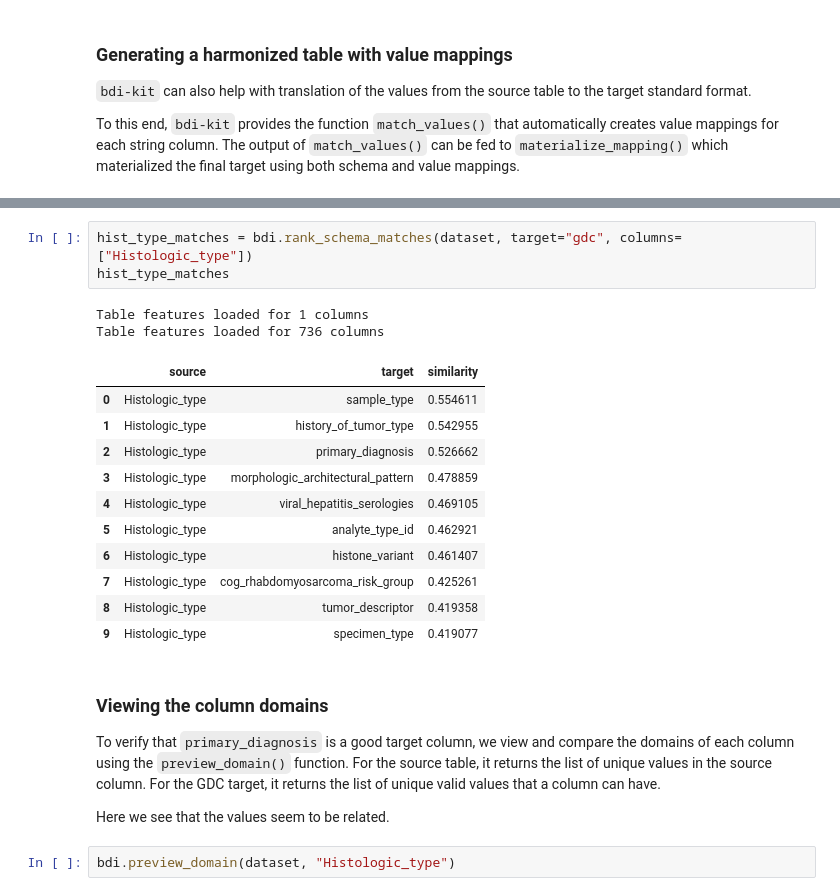
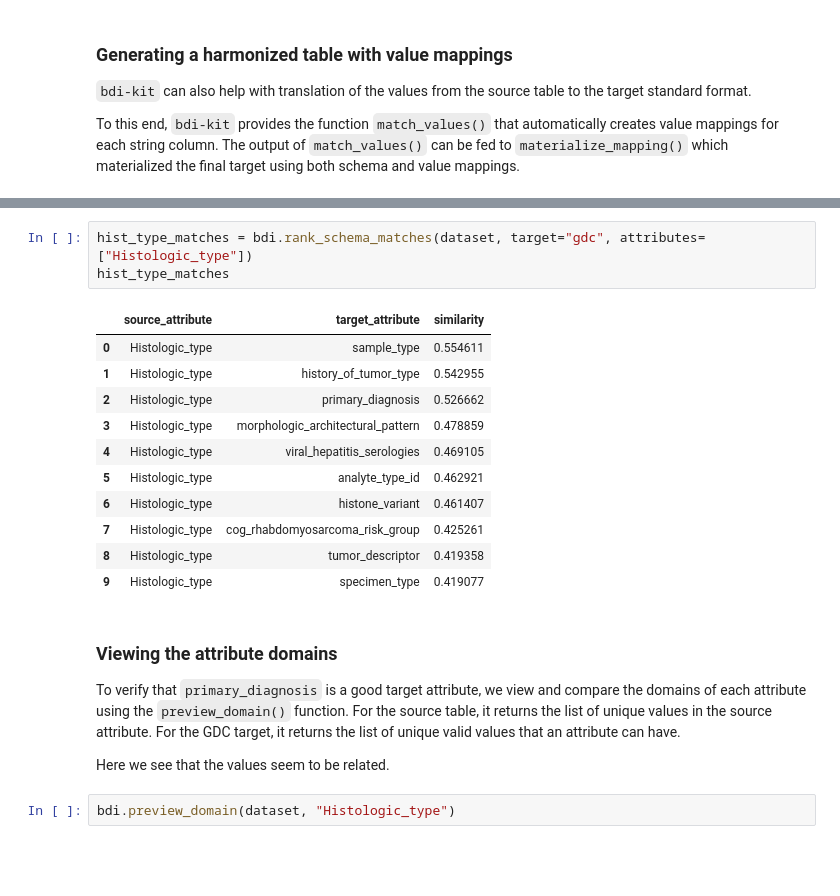
Before and after one commit to VIDA-NYU/bdi-kit, a Jupyter notebook: examples/getting-started.ipynb, the cells around one changed output, grey strips where cells are left out. Drawn from its saved outputs; the diff is of its cells as text; blank space fills up the shorter version.

```diff
--- a/examples/getting-started.ipynb
+++ b/examples/getting-started.ipynb
@@ -120,12 +118,10 @@ For this example, we will use the column `Histologic_type`. We can start by expl
 
 For this, we can use the `rank_schema_matches()` function. Here, we notice that `primary_diagnosis` could be a potential target column.
 # %%
-hist_type_matches = bdi.rank_schema_matches(dataset, target="gdc", columns=["Histologic_type"])
+hist_type_matches = bdi.rank_schema_matches(dataset, target="gdc", attributes=["Histologic_type"])
 hist_type_matches
 # %% [output]
-Table features loaded for 1 columns
-Table features loaded for 736 columns
-|  | source | target | similarity |
+|  | source_attribute | target_attribute | similarity |
 | 0 | Histologic_type | sample_type | 0.554611 |
 | 1 | Histologic_type | history_of_tumor_type | 0.542955 |
 | 2 | Histologic_type | primary_diagnosis | 0.526662 |
@@ -137,9 +133,9 @@ Table features loaded for 736 columns
 | 8 | Histologic_type | tumor_descriptor | 0.419358 |
 | 9 | Histologic_type | specimen_type | 0.419077 |
 # %% [markdown]
-### Viewing the column domains
+### Viewing the attribute domains
 
-To verify that `primary_diagnosis` is a good target column, we view and compare the domains of each column using the `preview_domain()` function. For the source table, it returns the list of unique values in the source column. For the GDC target, it returns the list of unique valid values that a column can have.
+To verify that `primary_diagnosis` is a good target attribute, we view and compare the domains of each attribute using the `preview_domain()` function. For the source table, it returns the list of unique values in the source attribute. For the GDC target, it returns the list of unique valid values that an attribute can have.
 
 Here we see that the values seem to be related.
 # %%
```
Also changed, not shown: parts of 17 cells of this notebook, 9 other files.
